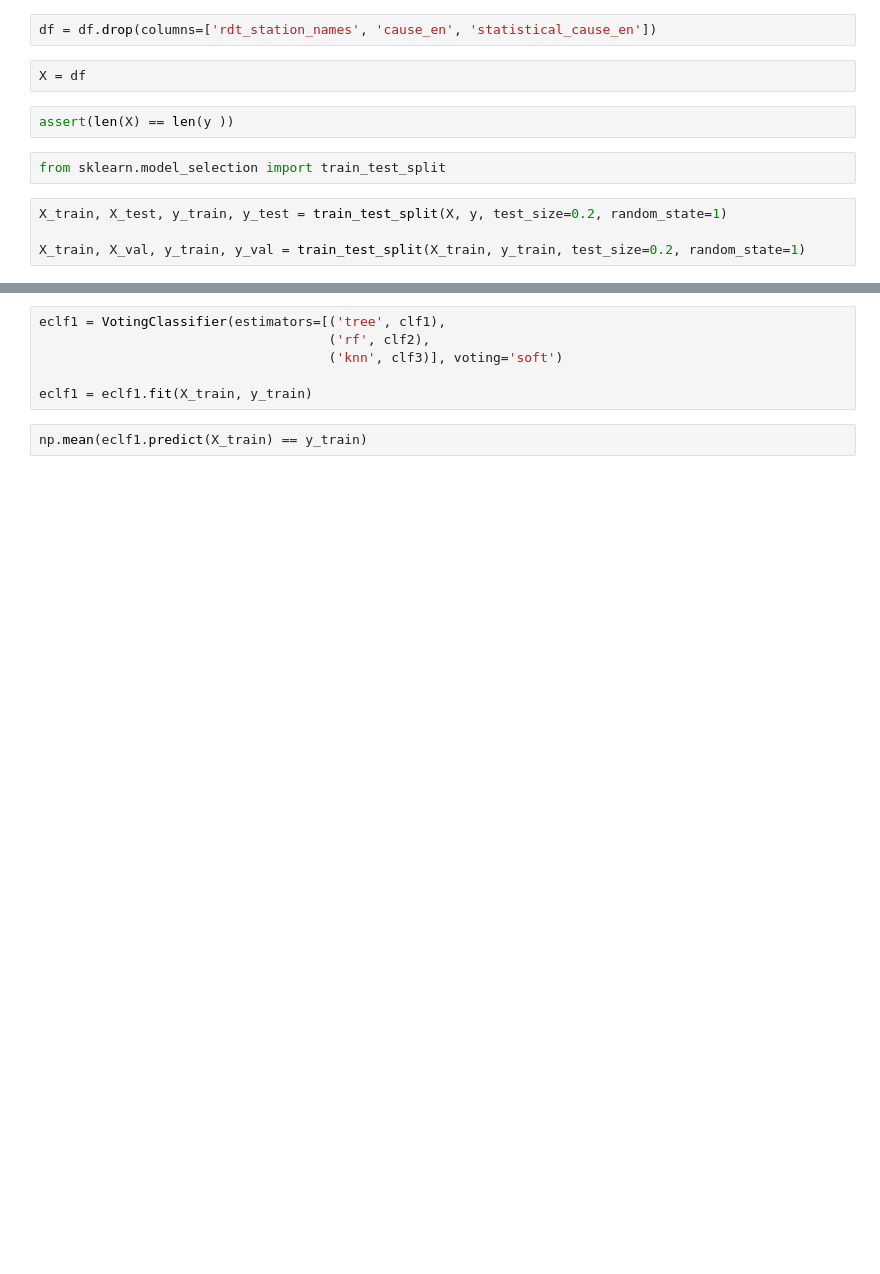
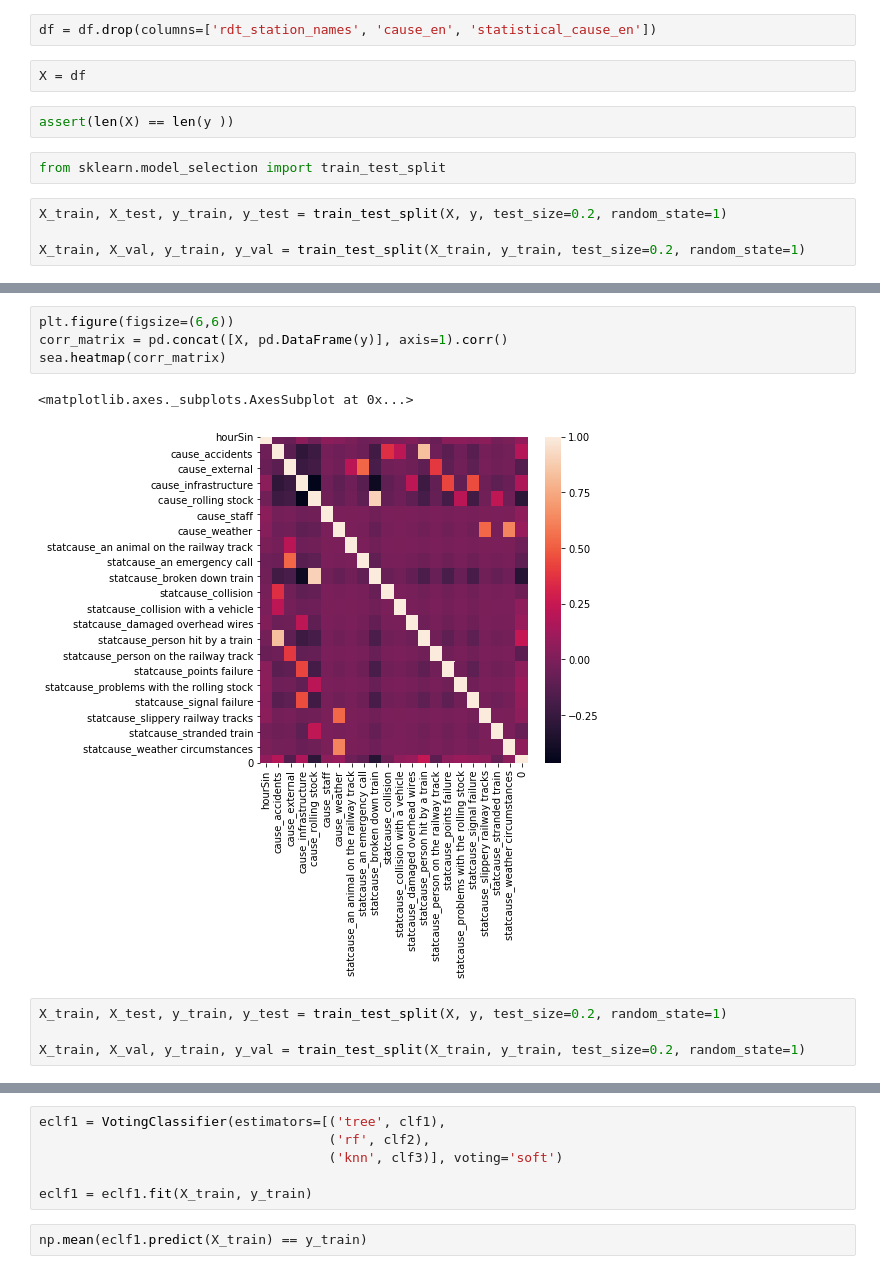
Before and after one commit to VHeusinkveld/small_investigations, a Jupyter notebook: 2020TrainDelays/train_disruptions.ipynb, the cells around one changed output, grey strips where cells are left out. Cells and saved outputs as stored; diff of their text form; blank space fills up the shorter version.

```diff
--- a/2020TrainDelays/train_disruptions.ipynb
+++ b/2020TrainDelays/train_disruptions.ipynb
@@ -219,3 +204,14 @@ pd.concat([X, pd.DataFrame(y)], axis=1).corr()
+# %%
+plt.figure(figsize=(6,6))
+corr_matrix = pd.concat([X, pd.DataFrame(y)], axis=1).corr()
+sea.heatmap(corr_matrix)
+# %% [output]
+<matplotlib.axes._subplots.AxesSubplot at 0x...>
+[figure, added]
+# %%
+X_train, X_test, y_train, y_test = train_test_split(X, y, test_size=0.2, random_state=1)
+
+X_train, X_val, y_train, y_val = train_test_split(X_train, y_train, test_size=0.2, random_state=1)
 # %%
 from sklearn import tree
 from sklearn import ensemble
```
Also changed, not shown: parts of 13 cells of this notebook.
